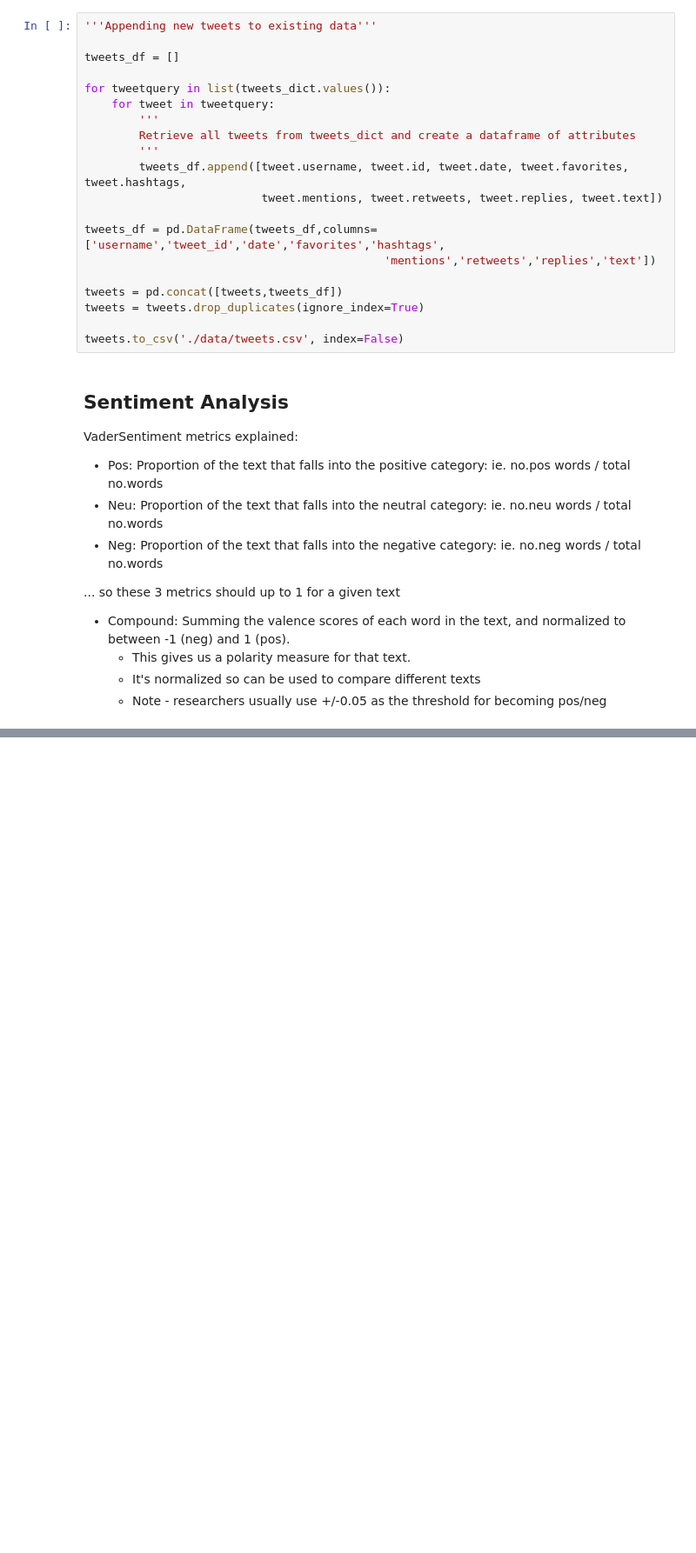
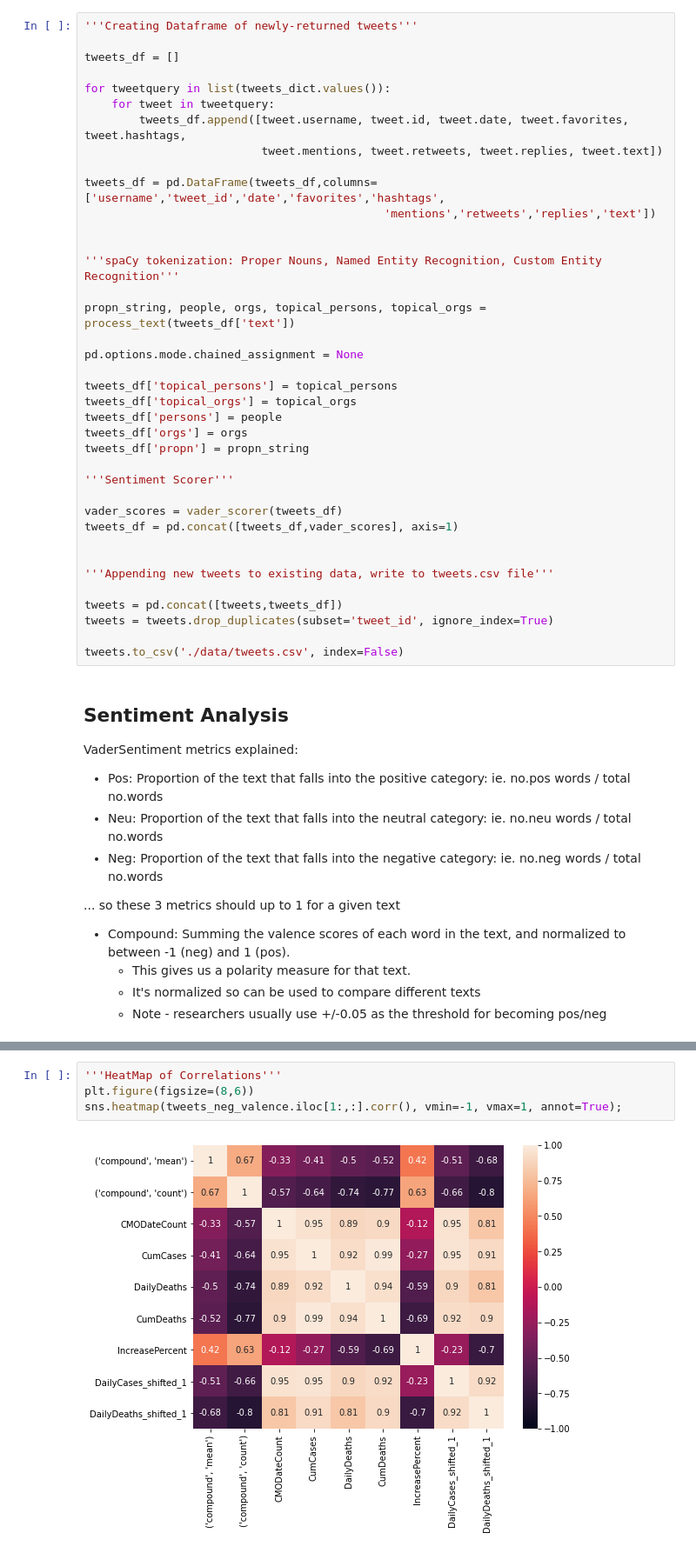
Before and after one commit to noahberhe/COVID-19, a Jupyter notebook: COVID-19 Anxiety Monitor.ipynb, the cells around one changed output, grey strips where cells are left out. Shown: that part at 87% size. Drawn from its saved outputs; the diff is of its cells as text; blank space fills up the shorter version.

```diff
--- a/COVID-19 Anxiety Monitor.ipynb
+++ b/COVID-19 Anxiety Monitor.ipynb
@@ -66,21 +168,39 @@ For Date Range: 2020-03-29 - 2020-03-29 15:17:56.067813
 # %%
-'''Appending new tweets to existing data'''
+'''Creating Dataframe of newly-returned tweets'''
 
 tweets_df = []
 
 for tweetquery in list(tweets_dict.values()):
     for tweet in tweetquery:
-        '''
-        Retrieve all tweets from tweets_dict and create a dataframe of attributes
-        '''
         tweets_df.append([tweet.username, tweet.id, tweet.date, tweet.favorites, tweet.hashtags,
                           tweet.mentions, tweet.retweets, tweet.replies, tweet.text])
 
 tweets_df = pd.DataFrame(tweets_df,columns=['username','tweet_id','date','favorites','hashtags',
                                             'mentions','retweets','replies','text'])
 
+
+'''spaCy tokenization: Proper Nouns, Named Entity Recognition, Custom Entity Recognition'''
+
+propn_string, people, orgs, topical_persons, topical_orgs = process_text(tweets_df['text'])
+
+pd.options.mode.chained_assignment = None
+
+tweets_df['topical_persons'] = topical_persons
+tweets_df['topical_orgs'] = topical_orgs
+tweets_df['persons'] = people
+tweets_df['orgs'] = orgs
+tweets_df['propn'] = propn_string
+
+'''Sentiment Scorer'''
+
+vader_scores = vader_scorer(tweets_df)
+tweets_df = pd.concat([tweets_df,vader_scores], axis=1)
+
+
+'''Appending new tweets to existing data, write to tweets.csv file'''
+
 tweets = pd.concat([tweets,tweets_df])
-tweets = tweets.drop_duplicates(ignore_index=True)
+tweets = tweets.drop_duplicates(subset='tweet_id', ignore_index=True)
 
 tweets.to_csv('./data/tweets.csv', index=False)
 # %% [markdown]
@@ -194,0 +315,6 @@ plt.tight_layout();
+# %%
+'''HeatMap of Correlations'''
+plt.figure(figsize=(8,6))
+sns.heatmap(tweets_neg_valence.iloc[1:,:].corr(), vmin=-1, vmax=1, annot=True);
+# %% [output]
+[figure, added]
```
Also changed, not shown: parts of 18 cells of this notebook, 2 other files.
